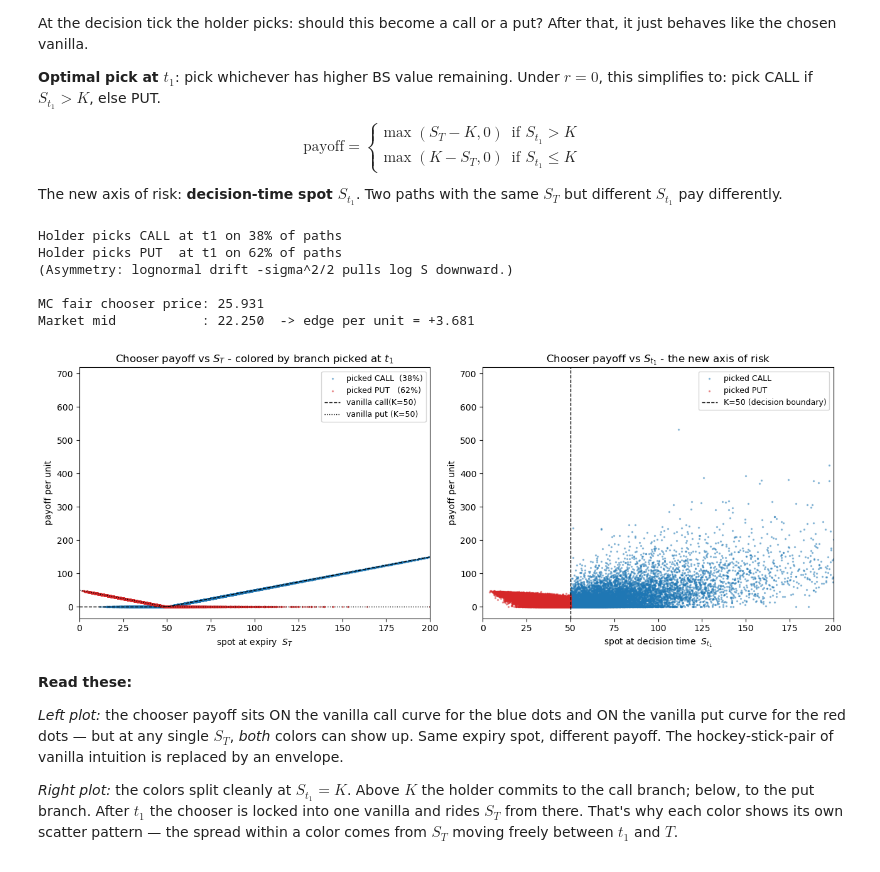
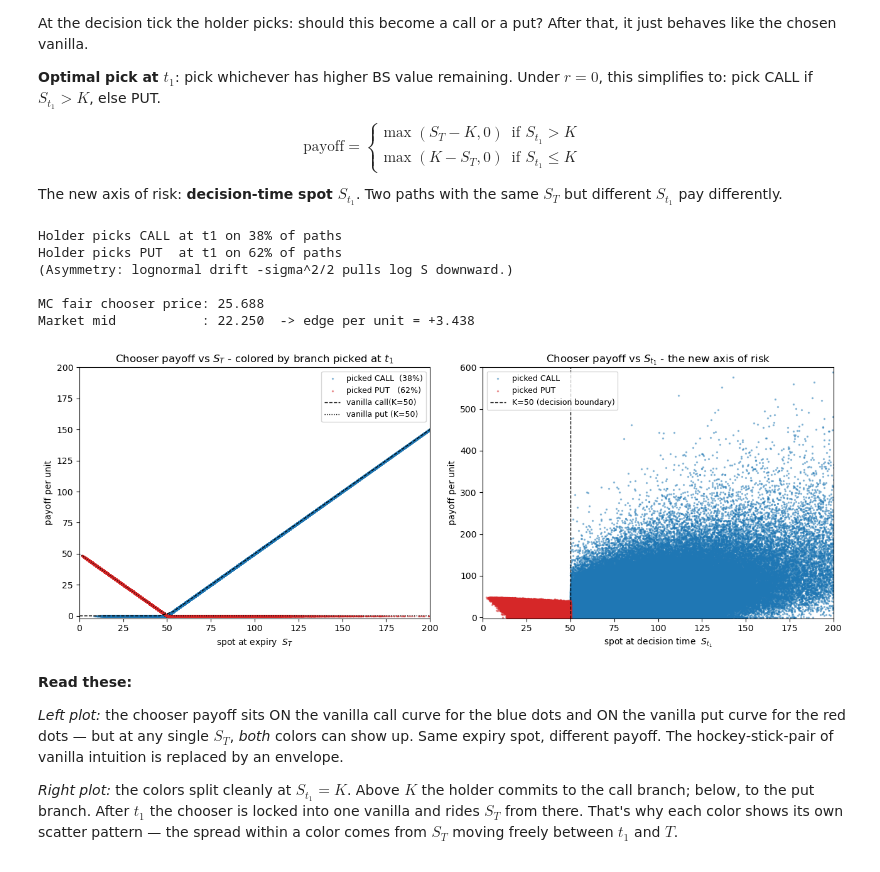
Before and after one commit to nikaslukyanov/kernel_trick, a Jupyter notebook: ROUND4/exotics_isolation.ipynb, the cells around one changed output. Drawn from its saved outputs; the diff is of its cells as text; code cells hidden in the pictures.

```diff
--- a/ROUND4/exotics_isolation.ipynb
+++ b/ROUND4/exotics_isolation.ipynb
@@ -37,7 +37,7 @@ YEAR_FRACTION_PER_TICK   = DT          # 1 / (252 * 4)
 TICK_AT_2W_EXPIRY        = T1_STEPS    # 14d * 4 = 56 ticks  (also the chooser decision tick)
 TICK_AT_3W_EXPIRY        = T2_STEPS    # 21d * 4 = 84 ticks
 TICK_AT_CHOOSER_DECISION = T1_STEPS    # same number as 2w expiry, but conceptually different
-NUM_PATHS                = 30_000
+NUM_PATHS                = 1_000_000
 RANDOM_SEED              = 7
 
 # --- MARKET: single source of truth for every contract on the platform ---
@@ -562,8 +899,8 @@ Holder picks CALL at t1 on 38% of paths
 Holder picks PUT  at t1 on 62% of paths
 (Asymmetry: lognormal drift -sigma^2/2 pulls log S downward.)
 
-MC fair chooser price: 25.931
-Market mid           : 22.250  -> edge per unit = +3.681
+MC fair chooser price: 25.688
+Market mid           : 22.250  -> edge per unit = +3.438
 # %%
 fig, axes = plt.subplots(1, 2, figsize=(13, 5))
 
@@ -574,36 +911,36 @@ ax.scatter(spot_at_3w_expiry[ holder_picked_call],
            s=2, alpha=0.4, color='C0',
            label=f'picked CALL  ({holder_picked_call.mean():.0%})')
 ax.scatter(spot_at_3w_expiry[~holder_picked_call],
            chooser_payoff_per_unit[~holder_picked_call],
            s=2, alpha=0.4, color='C3',
            label=f'picked PUT   ({(~holder_picked_call).mean():.0%})')
 vanilla_xs = np.linspace(0.1, spot_at_3w_expiry.max(), 200)
 ax.plot(vanilla_xs, np.maximum(vanilla_xs - chooser_strike, 0),
         'k--', lw=1, label=f'vanilla call(K={chooser_strike})')
 ax.plot(vanilla_xs, np.maximum(chooser_strike - vanilla_xs, 0),
         'k:',  lw=1, label=f'vanilla put (K={chooser_strike})')
 ax.set(xlabel='spot at expiry  $S_T$', ylabel='payoff per unit',
        title='Chooser payoff vs $S_T$ - colored by branch picked at $t_1$',
-       xlim=(0, 200))
+       xlim=(0, 200),ylim=(-2,200))
 ax.legend(fontsize=9)
 
 # Plot 2: payoff vs decision-time spot (the new axis)
 ax = axes[1]
 ax.scatter(spot_at_chooser_decision[ holder_picked_call],
            chooser_payoff_per_unit[ holder_picked_call],
            s=2, alpha=0.4, color='C0', label='picked CALL')
 ax.scatter(spot_at_chooser_decision[~holder_picked_call],
            chooser_payoff_per_unit[~holder_picked_call],
            s=2, alpha=0.4, color='C3', label='picked PUT')
 ax.axvline(chooser_strike, color='k', ls='--', lw=1,
            label=f'K={chooser_strike} (decision boundary)')
 ax.set(xlabel='spot at decision time  $S_{t_1}$',
        ylabel='payoff per unit',
        title='Chooser payoff vs $S_{t_1}$ - the new axis of risk',
-       xlim=(0, 200))
+       xlim=(0, 200),ylim=(-2,600))
 ax.legend(fontsize=9); plt.tight_layout(); plt.show()
 # %% [output]
-[figure, old version]
+[figure, new version]
 # %% [markdown]
 **Read these:**
 
```
Also changed, not shown: parts of 12 cells of this notebook, 1 other file.
